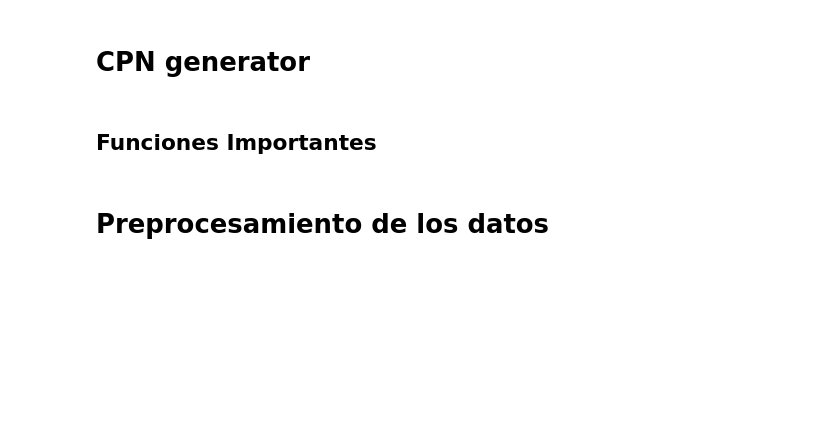
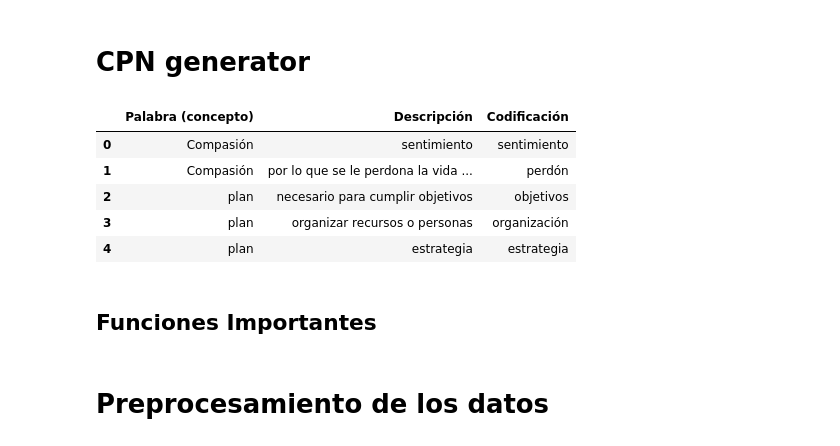
Before and after one commit to DJRamosA/AC-PLT, a Jupyter notebook: src/CPN27/Generator.ipynb, the cells around one changed output. Cells and saved outputs as stored; diff of their text form; code cells hidden in the pictures; blank space fills up the shorter version.

```diff
--- a/src/CPN27/Generator.ipynb
+++ b/src/CPN27/Generator.ipynb
@@ -12,11 +12,20 @@ import random
 random.seed(0)
 # %%
 # data import
-data = pd.read_excel(r'../data/Datos Codificados Estudio v2a.xlsx')
+data = pd.read_csv(r'../../data/CPN27/CPN27.csv')
 model = gensim.models.KeyedVectors.load_word2vec_format(
-    r'../Data/SBW-vectors-300-min5.bin.gz', # using the spanish billion words embeddings
+    r'../../data/SBW-vectors-300-min5.bin.gz', # using the spanish billion words embeddings
     binary=True # the model is in binary format
 )
+# %%
+data.head(5)
+# %% [output]
+|  | Palabra (concepto) | Descripción | Codificación |
+| 0 | Compasión | sentimiento | sentimiento |
+| 1 | Compasión | por lo que se le perdona la vida ... | perdón |
+| 2 | plan | necesario para cumplir objetivos | objetivos |
+| 3 | plan | organizar recursos o personas | organización |
+| 4 | plan | estrategia | estrategia |
 # %%
 # Configuracion de spacy
 nlp = spacy.load('es_core_news_sm')
```
Also changed, not shown: 6 other files.
